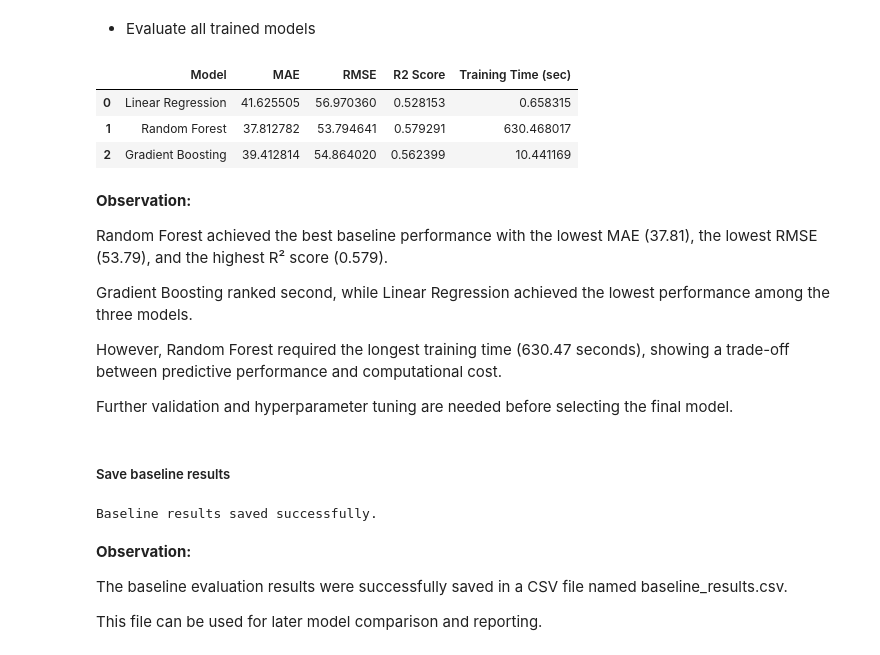
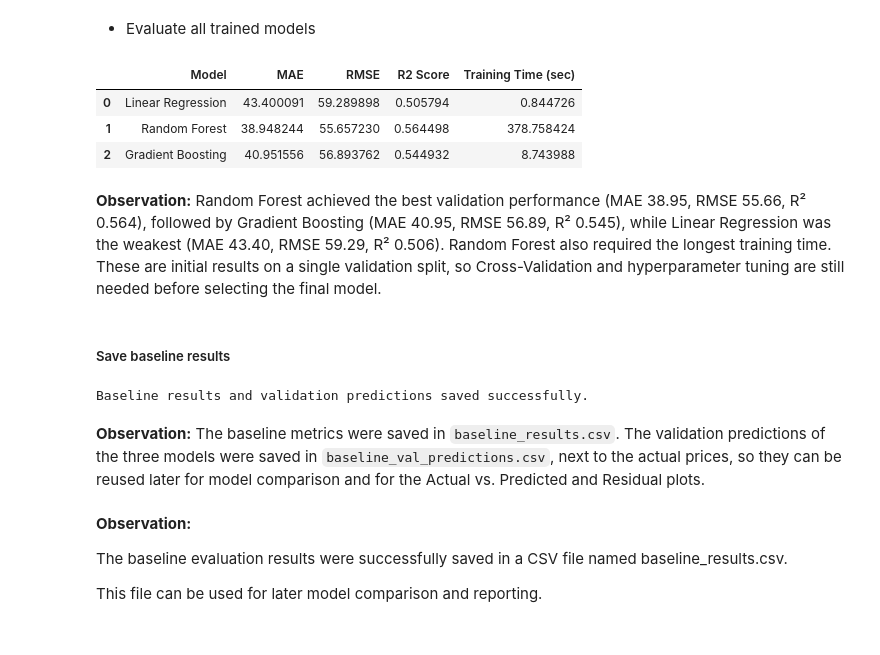
Before and after one commit to samaaali76/Task1-machine-learning, a Jupyter notebook: Notebook.ipynb, the cells around one changed output. Drawn from its saved outputs; the diff is of its cells as text; code cells hidden in the pictures.

Commit message:
Task 3 Part 02: pipelines and default baselines

```diff
--- a/Notebook.ipynb
+++ b/Notebook.ipynb
@@ -1638,0 +1641,7 @@ This ensures that data preprocessing is performed consistently before model trai
+# %%
+X_subtrain, X_val, y_subtrain, y_val = train_test_split(
+    X_train, y_train, test_size=0.2, random_state=42
+)
+
+print("X_subtrain:", X_subtrain.shape)
+print("X_val     :", X_val.shape)
@@ -1647,7 +1661,7 @@ for name, pipeline in pipelines.items():
 
     start_time = time.time()
 
-    pipeline.fit(X_train, y_train)
+    pipeline.fit(X_subtrain, y_subtrain)
 
     end_time = time.time()
 
@@ -1683,53 +1697,46 @@ However, training time alone does not determine prediction performance.
 * Evaluate all trained models
 # %%
 baseline_results = []
+val_predictions = pd.DataFrame({"y_val_actual": y_val.values}, index=y_val.index)
 
 for name, pipeline in pipelines.items():
 
-    y_pred = pipeline.predict(X_test)
+    y_val_pred = pipeline.predict(X_val)
+    val_predictions[name] = y_val_pred
 
-    mae = mean_absolute_error(y_test, y_pred)
-    rmse = np.sqrt(mean_squared_error(y_test, y_pred))
-    r2 = r2_score(y_test, y_pred)
+    mae = mean_absolute_error(y_val, y_val_pred)
+    rmse = np.sqrt(mean_squared_error(y_val, y_val_pred))
+    r2 = r2_score(y_val, y_val_pred)
 
     baseline_results.append({
         "Model": name,
         "MAE": mae,
         "RMSE": rmse,
         "R2 Score": r2,
         "Training Time (sec)": training_times[name]
     })
 
 baseline_df = pd.DataFrame(baseline_results)
 
 baseline_df
 # %% [output]
 |  | Model | MAE | RMSE | R2 Score | Training Time (sec) |
-| 0 | Linear Regression | 41.625505 | 56.970360 | 0.528153 | 0.658315 |
-| 1 | Random Forest | 37.812782 | 53.794641 | 0.579291 | 630.468017 |
-| 2 | Gradient Boosting | 39.412814 | 54.864020 | 0.562399 | 10.441169 |
+| 0 | Linear Regression | 43.400091 | 59.289898 | 0.505794 | 0.844726 |
+| 1 | Random Forest | 38.948244 | 55.657230 | 0.564498 | 378.758424 |
+| 2 | Gradient Boosting | 40.951556 | 56.893762 | 0.544932 | 8.743988 |
 # %% [markdown]
-**Observation:**
-
-Random Forest achieved the best baseline performance with the lowest MAE
-(37.81), the lowest RMSE (53.79), and the highest R² score (0.579).
-
-Gradient Boosting ranked second, while Linear Regression achieved the
-lowest performance among the three models.
-
-However, Random Forest required the longest training time (630.47 seconds),
-showing a trade-off between predictive performance and computational cost.
-
-Further validation and hyperparameter tuning are needed before selecting
-the final model.
+**Observation:** Random Forest achieved the best validation performance (MAE 38.95, RMSE 55.66, R² 0.564), followed by Gradient Boosting (MAE 40.95, RMSE 56.89, R² 0.545), while Linear Regression was the weakest (MAE 43.40, RMSE 59.29, R² 0.506). Random Forest also required the longest training time. These are initial results on a single validation split, so Cross-Validation and hyperparameter tuning are still needed before selecting the final model.
 # %% [markdown]
 ##### Save baseline results
 # %%
 baseline_df.to_csv("baseline_results.csv", index=False)
+val_predictions.to_csv("baseline_val_predictions.csv")
 
-print("Baseline results saved successfully.")
+print("Baseline results and validation predictions saved successfully.")
 # %% [output]
-Baseline results saved successfully.
+Baseline results and validation predictions saved successfully.
+# %% [markdown]
+**Observation:** The baseline metrics were saved in `baseline_results.csv`. The validation predictions of the three models were saved in `baseline_val_predictions.csv`, next to the actual prices, so they can be reused later for model comparison and for the Actual vs. Predicted and Residual plots.
 # %% [markdown]
 **Observation:**
 
```
Also changed, not shown: parts of 11 cells of this notebook, 2 other files.
